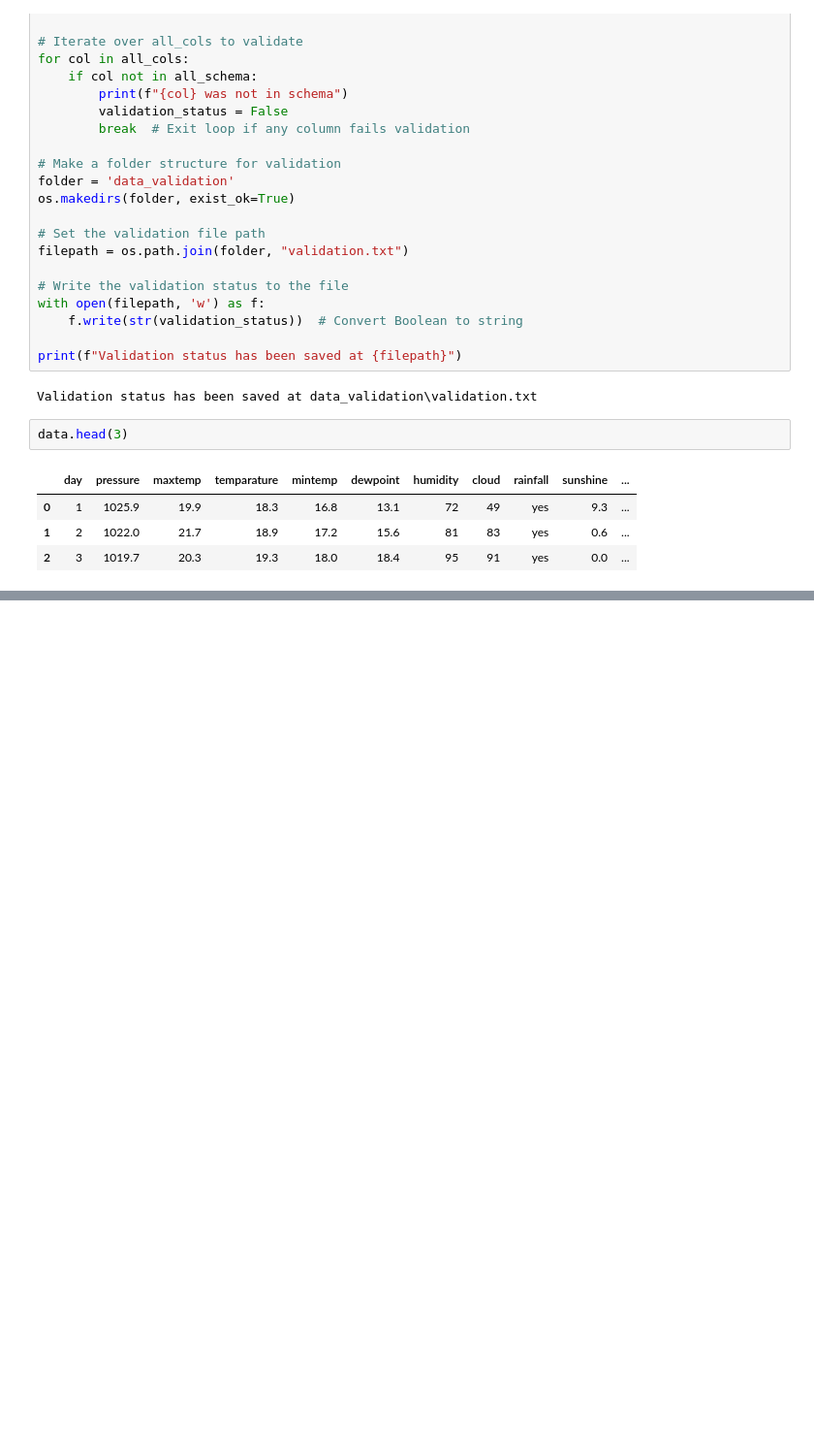
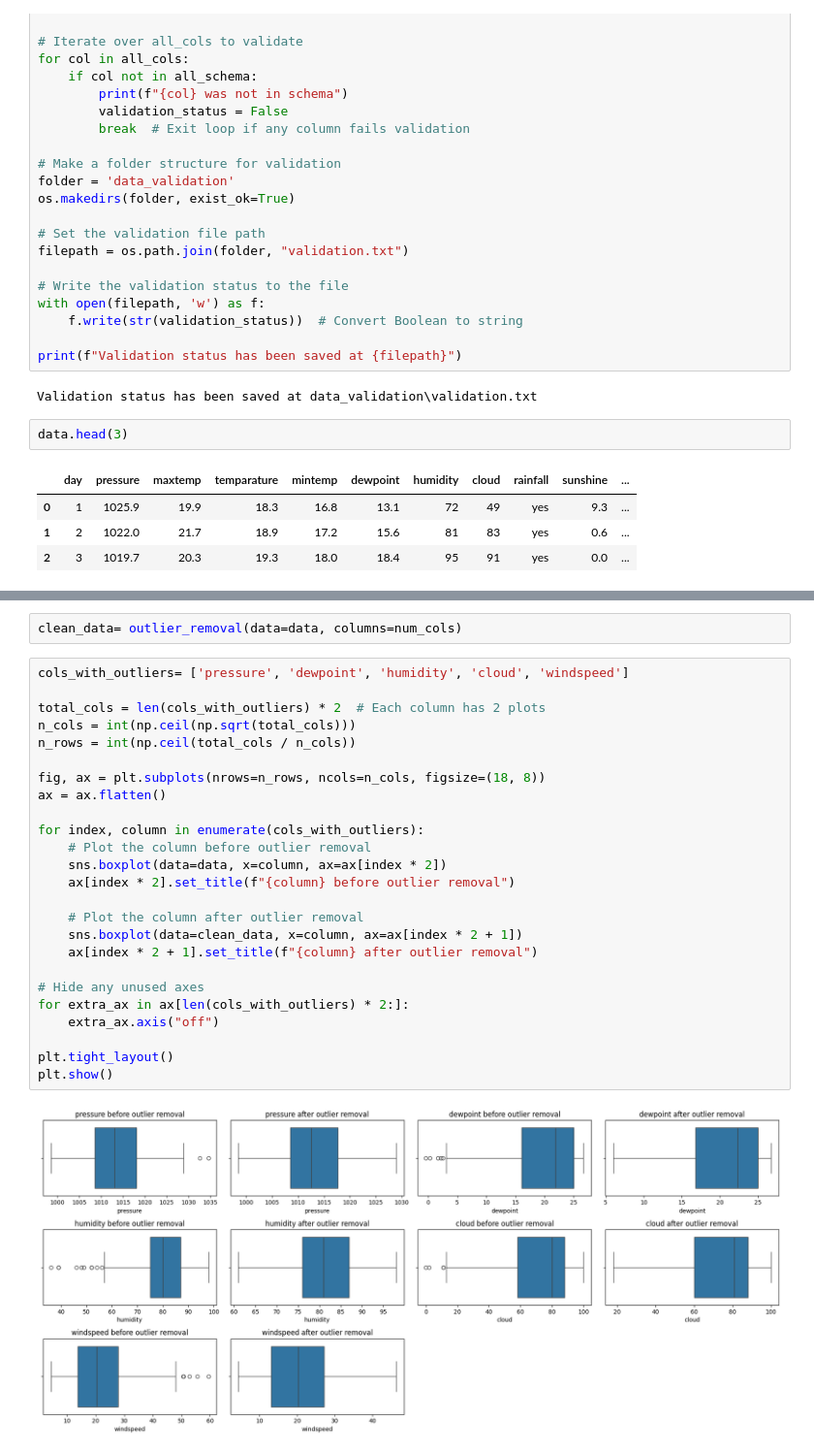
Before and after one commit to Lazygeniusbilal/Rainfall-Prediction-Model, a Jupyter notebook: notebooks/experimentation.ipynb, the cells around one changed output, grey strips where cells are left out. Shown at 97% size. Drawn from its saved outputs; the diff is of its cells as text; blank space fills up the shorter version.

```diff
--- a/notebooks/experimentation.ipynb
+++ b/notebooks/experimentation.ipynb
@@ -115,0 +310,29 @@ data.head(3)
+# %%
+clean_data= outlier_removal(data=data, columns=num_cols)
+# %%
+cols_with_outliers= ['pressure', 'dewpoint', 'humidity', 'cloud', 'windspeed']
+
+total_cols = len(cols_with_outliers) * 2  # Each column has 2 plots
+n_cols = int(np.ceil(np.sqrt(total_cols)))
+n_rows = int(np.ceil(total_cols / n_cols))
+
+fig, ax = plt.subplots(nrows=n_rows, ncols=n_cols, figsize=(18, 8))
+ax = ax.flatten()
+
+for index, column in enumerate(cols_with_outliers):
+    # Plot the column before outlier removal
+    sns.boxplot(data=data, x=column, ax=ax[index * 2])
+    ax[index * 2].set_title(f"{column} before outlier removal")
+
+    # Plot the column after outlier removal
+    sns.boxplot(data=clean_data, x=column, ax=ax[index * 2 + 1])
+    ax[index * 2 + 1].set_title(f"{column} after outlier removal")
+
+# Hide any unused axes
+for extra_ax in ax[len(cols_with_outliers) * 2:]:
+    extra_ax.axis("off")
+
+plt.tight_layout()
+plt.show()
+# %% [output]
+[figure, added]
```
Also changed, not shown: parts of 39 cells of this notebook.
